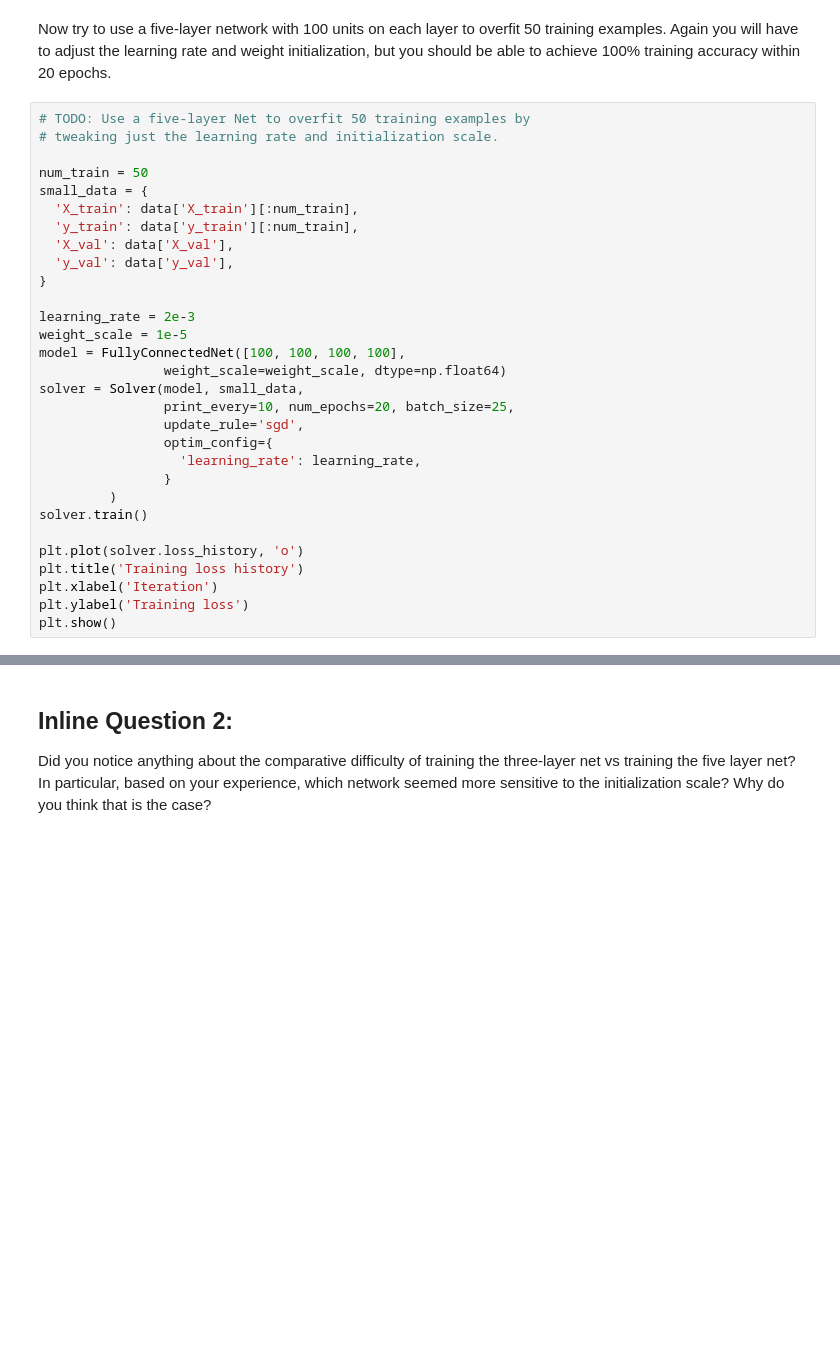
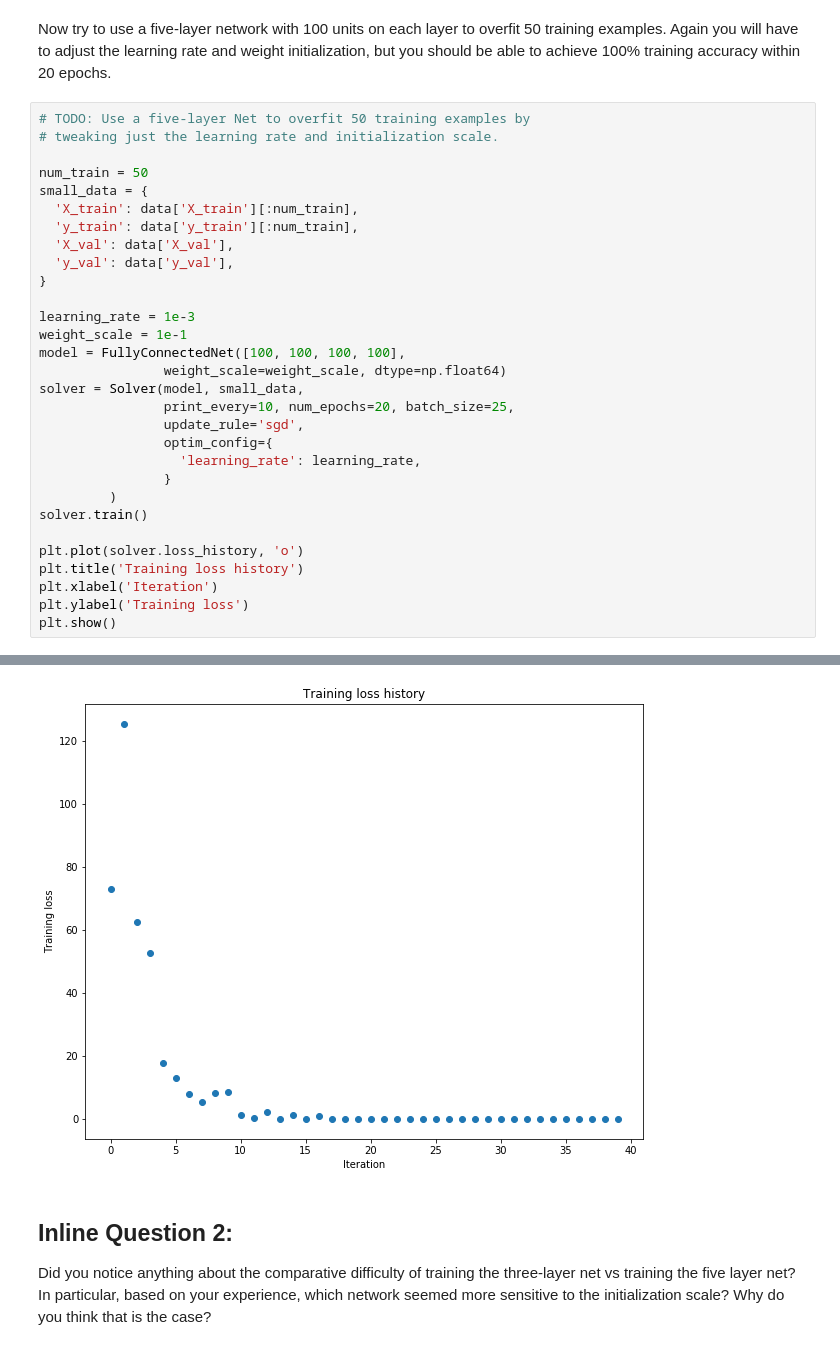
Before and after one commit to tansaku/deep-learning2, a Jupyter notebook: FullyConnectedNets.ipynb, the cells around one changed output, grey strips where cells are left out. Saved outputs shown, nothing was run; the diff lists cells and outputs as text; blank space fills up the shorter version.

```diff
--- a/FullyConnectedNets.ipynb
+++ b/FullyConnectedNets.ipynb
@@ -479,8 +565,8 @@ small_data = {
   'y_val': data['y_val'],
 }
 
-learning_rate = 2e-3
-weight_scale = 1e-5
+learning_rate = 1e-3
+weight_scale = 1e-1
 model = FullyConnectedNet([100, 100, 100, 100],
                 weight_scale=weight_scale, dtype=np.float64)
 solver = Solver(model, small_data,
@@ -497,3 +583,4 @@ plt.title('Training loss history')
 plt.xlabel('Iteration')
 plt.ylabel('Training loss')
 plt.show()
+# %% [output]
@@ -500,3 +604,4 @@ plt.show()
+[figure, added]
 # %% [markdown]
 ## Inline Question 2:
 Did you notice anything about the comparative difficulty of training the three-layer net vs training the five layer net? In particular, based on your experience, which network seemed more sensitive to the initialization scale? Why do you think that is the case?
```
Also changed, not shown: parts of 15 cells of this notebook, 2 other files.
